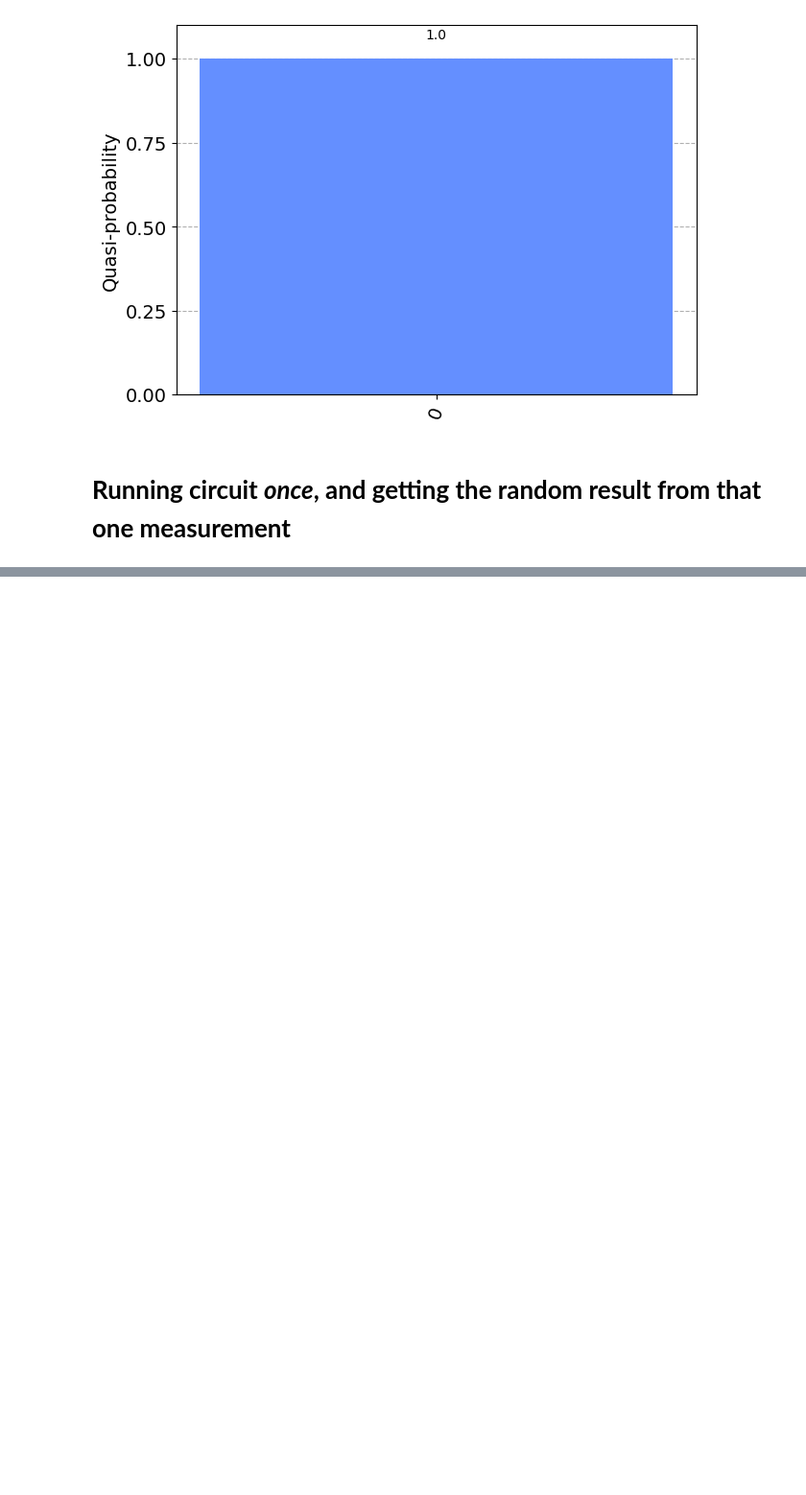
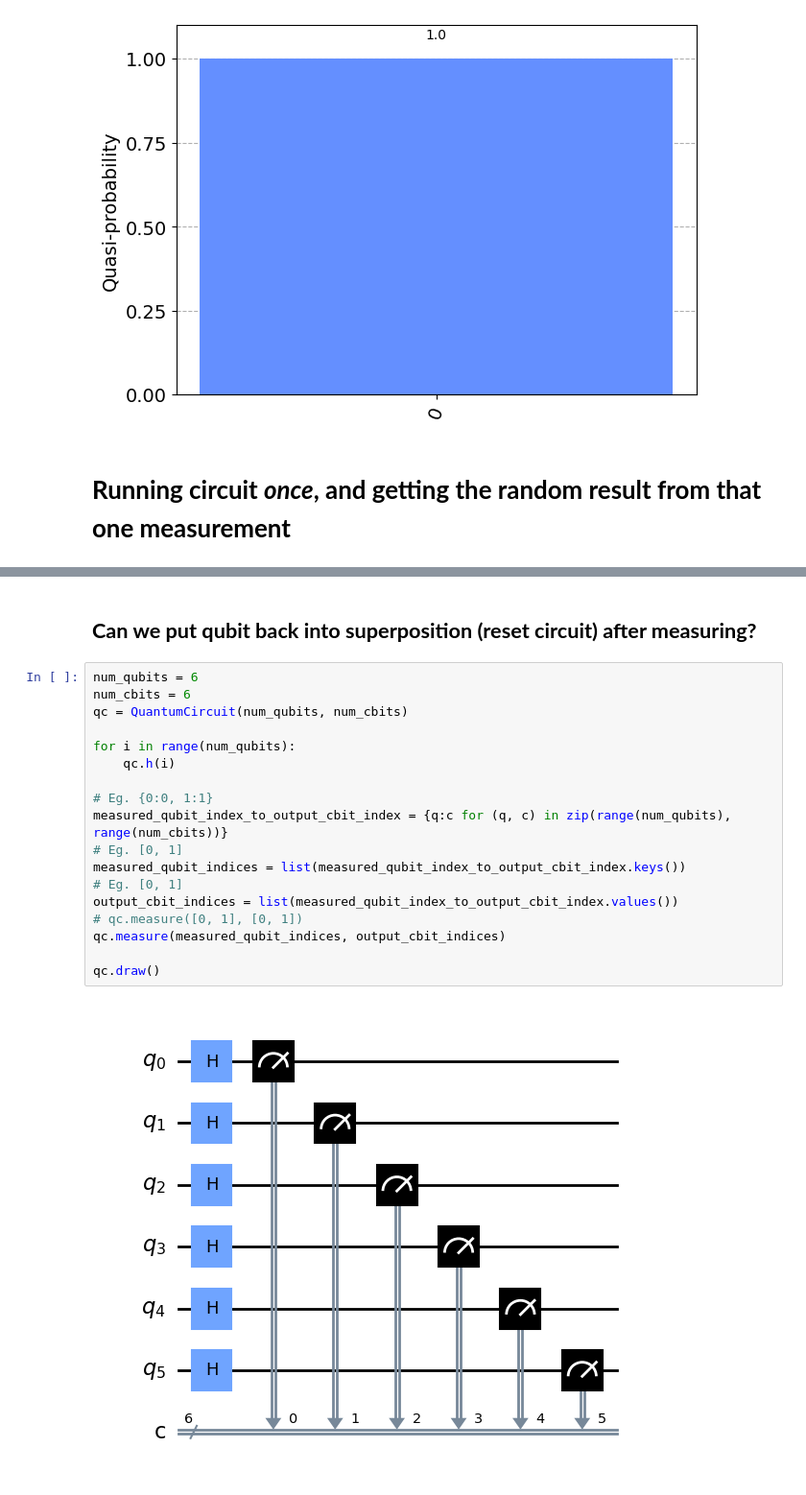
Before and after one commit to pranavmarla/quantum-wordle, a Jupyter notebook: internal-use-only/useful-qiskit-code.ipynb, the cells around one changed output, grey strips where cells are left out. Shown at 96% size. Cells and saved outputs as stored; diff of their text form; blank space fills up the shorter version.

```diff
--- a/internal-use-only/useful-qiskit-code.ipynb
+++ b/internal-use-only/useful-qiskit-code.ipynb
@@ -116,0 +95,22 @@ list(measured_values)
+# %% [markdown]
+## **Can we put qubit back into superposition (reset circuit) after measuring?**
+# %%
+num_qubits = 6
+num_cbits = 6
+qc = QuantumCircuit(num_qubits, num_cbits)
+
+for i in range(num_qubits):
+    qc.h(i)
+
+# Eg. {0:0, 1:1}
+measured_qubit_index_to_output_cbit_index = {q:c for (q, c) in zip(range(num_qubits), range(num_cbits))}
+# Eg. [0, 1]
+measured_qubit_indices = list(measured_qubit_index_to_output_cbit_index.keys())
+# Eg. [0, 1]
+output_cbit_indices = list(measured_qubit_index_to_output_cbit_index.values())
+# qc.measure([0, 1], [0, 1])
+qc.measure(measured_qubit_indices, output_cbit_indices)
+
+qc.draw()
+# %% [output]
+[figure, added]
```
Also changed, not shown: parts of 20 cells of this notebook.
